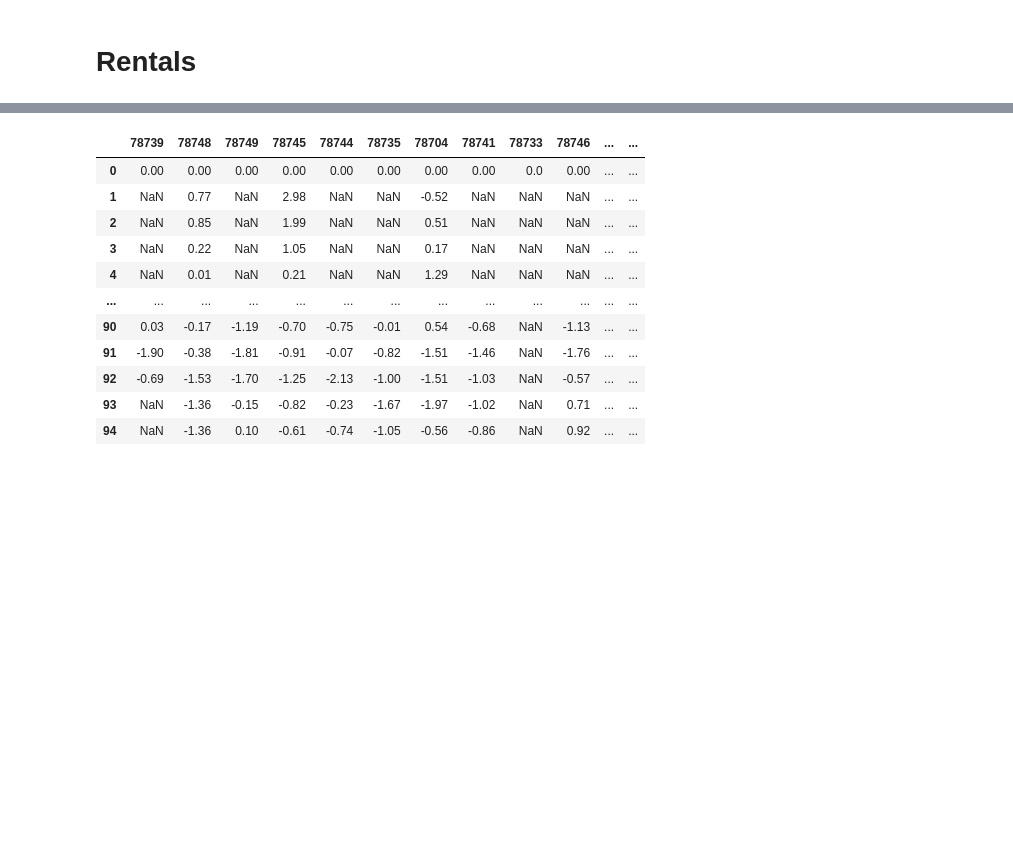
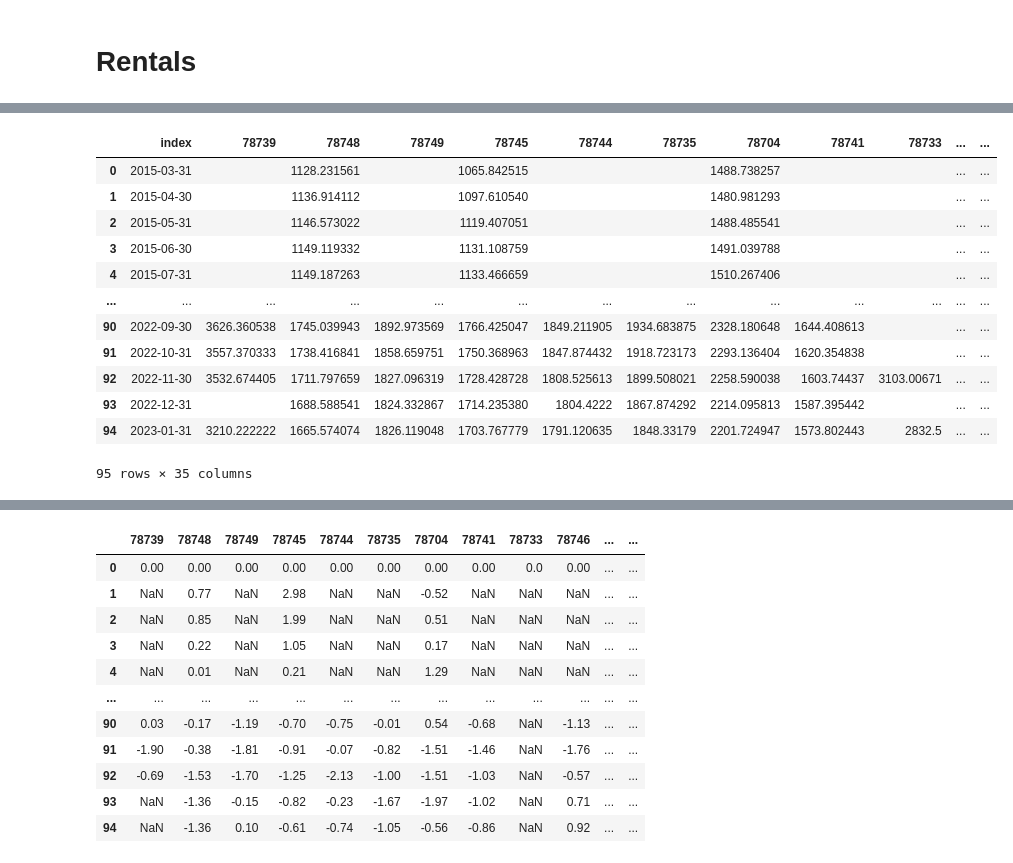
Before and after one commit to JenniferM-BShulyak/zillow_austin_housing_market, a Jupyter notebook: percentage_change_setup.ipynb, the cells around one changed output, grey strips where cells are left out. Drawn from its saved outputs; the diff is of its cells as text; code cells hidden in the pictures; blank space fills up the shorter version.

```diff
--- a/percentage_change_setup.ipynb
+++ b/percentage_change_setup.ipynb
@@ -99,3 +106,19 @@ rentals
+# %%
+rentals.fillna("")
+# %% [output]
+|  | index | 78739 | 78748 | 78749 | 78745 | 78744 | 78735 | 78704 | 78741 | 78733 | ... | ... |
+| 0 | 2015-03-31 |  | 1128.231561 |  | 1065.842515 |  |  | 1488.738257 |  |  | ... | ... |
+| 1 | 2015-04-30 |  | 1136.914112 |  | 1097.610540 |  |  | 1480.981293 |  |  | ... | ... |
+| 2 | 2015-05-31 |  | 1146.573022 |  | 1119.407051 |  |  | 1488.485541 |  |  | ... | ... |
+| 3 | 2015-06-30 |  | 1149.119332 |  | 1131.108759 |  |  | 1491.039788 |  |  | ... | ... |
+| 4 | 2015-07-31 |  | 1149.187263 |  | 1133.466659 |  |  | 1510.267406 |  |  | ... | ... |
+| ... | ... | ... | ... | ... | ... | ... | ... | ... | ... | ... | ... | ... |
+| 90 | 2022-09-30 | 3626.360538 | 1745.039943 | 1892.973569 | 1766.425047 | 1849.211905 | 1934.683875 | 2328.180648 | 1644.408613 |  | ... | ... |
+| 91 | 2022-10-31 | 3557.370333 | 1738.416841 | 1858.659751 | 1750.368963 | 1847.874432 | 1918.723173 | 2293.136404 | 1620.354838 |  | ... | ... |
+| 92 | 2022-11-30 | 3532.674405 | 1711.797659 | 1827.096319 | 1728.428728 | 1808.525613 | 1899.508021 | 2258.590038 | 1603.74437 | 3103.00671 | ... | ... |
+| 93 | 2022-12-31 |  | 1688.588541 | 1824.332867 | 1714.235380 | 1804.4222 | 1867.874292 | 2214.095813 | 1587.395442 |  | ... | ... |
+| 94 | 2023-01-31 | 3210.222222 | 1665.574074 | 1826.119048 | 1703.767779 | 1791.120635 | 1848.33179 | 2201.724947 | 1573.802443 | 2832.5 | ... | ... |
+95 rows × 35 columns
 # %%
 # Grab the columns and dates and store them in separate variables
 columns_r = rentals.columns
```
Also changed, not shown: parts of 4 cells of this notebook, 3 other files.
